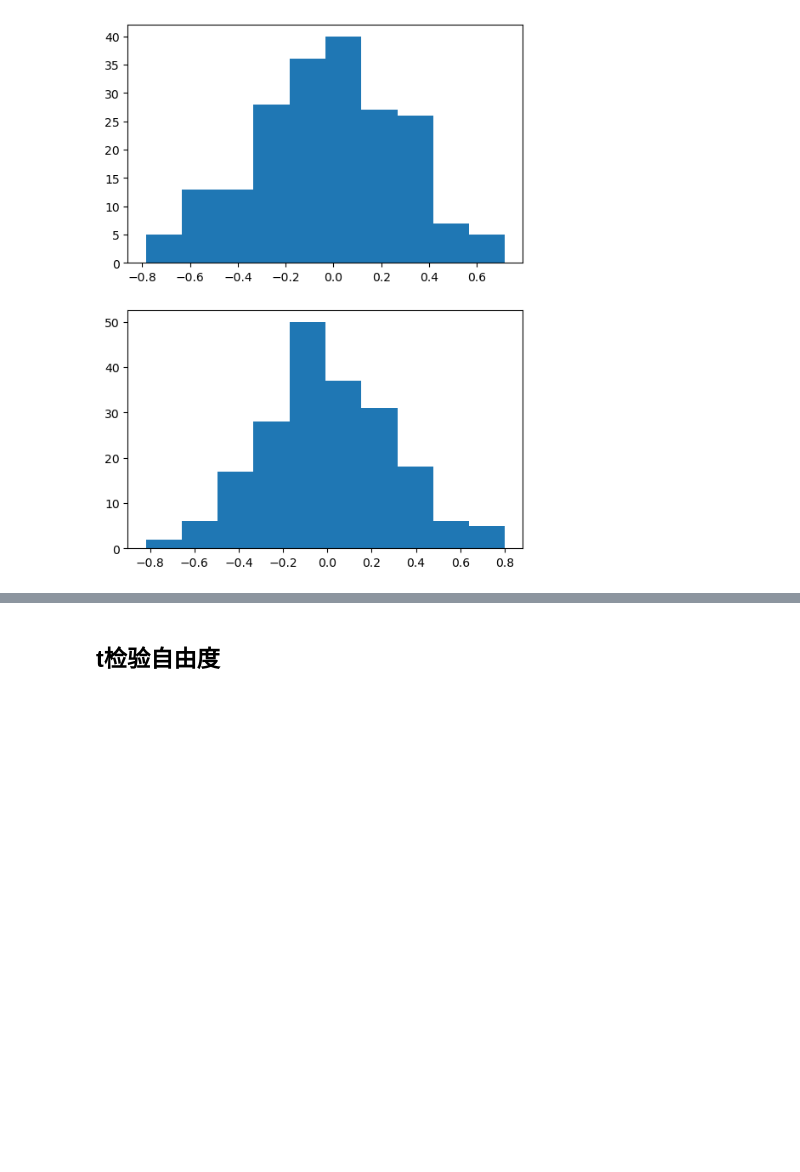
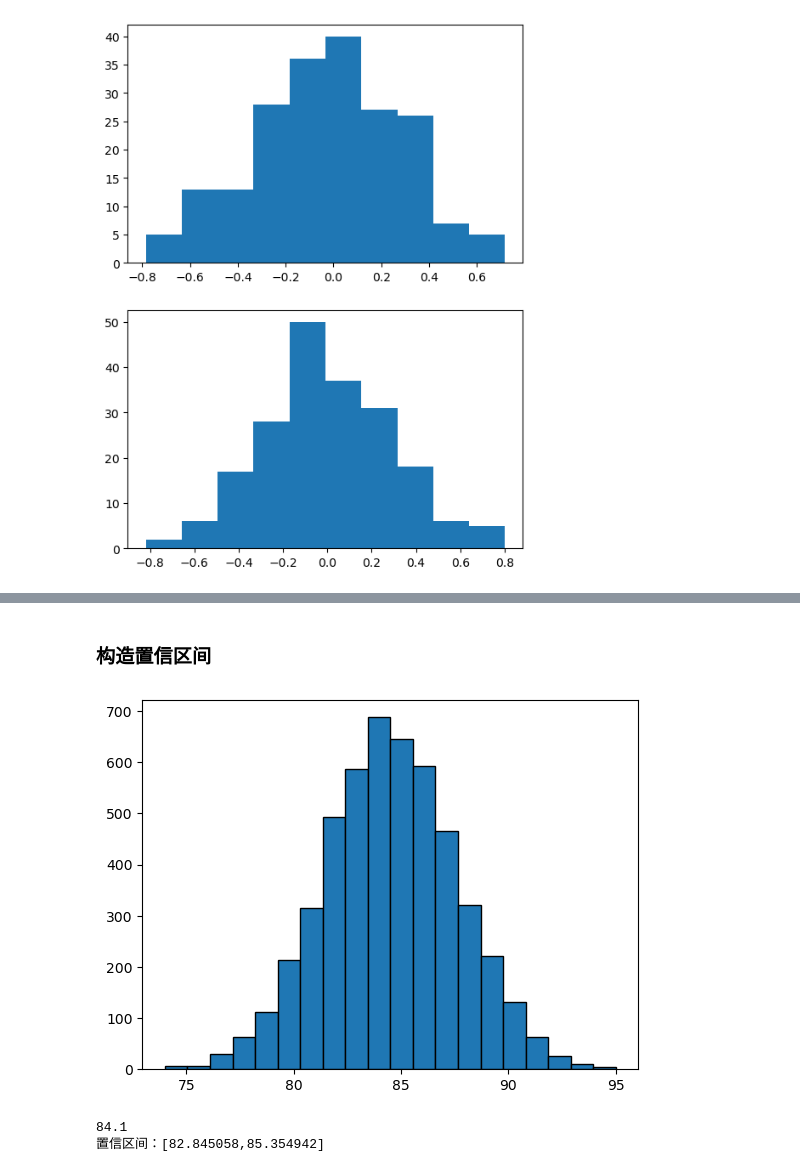
Before and after one commit to Lvseguiji/ZMJ_Whale_DS, a Jupyter notebook: Stats/03.Hypothesis_Testing.ipynb, the cells around one changed output, grey strips where cells are left out. Drawn from its saved outputs; the diff is of its cells as text; code cells hidden in the pictures; blank space fills up the shorter version.

```diff
--- a/Stats/03.Hypothesis_Testing.ipynb
+++ b/Stats/03.Hypothesis_Testing.ipynb
@@ -120,2 +156,26 @@ Image(url="WechatIMG35.jpeg", width=300, height=300)
 # %% [markdown]
-## t检验自由度
+### 构造置信区间
+# %%
+sample = np.random.normal(85, 3, 5000).astype(int)
+plt.hist(sample, edgecolor = 'black', bins=20)
+plt.show()
+# %% [output]
+[figure, added]
+# %%
+# random_pick
+from scipy.stats import t
+sample_size = 20
+sample_pick = np.random.choice(sample, size=sample_size)
+sample_mean = sample_pick.mean()  # 样本均值
+sample_std = np.std(sample_pick)  # 样本标准差
+df = sample_size - 1  # 自由度
+alpha = 0.05
+T_critical_val = t.ppf(q=1-0.05/2,df=df)  # 双边t检验
+scope = T_critical_val * sample_std / np.sqrt(sample_size)  # 波动范围
+limit_left = sample_mean - scope
+limit_right = sample_mean + scope
+print(sample_mean)
+print('置信区间：[%3f,%3f]' % (limit_left, limit_right))  # 通过单次抽样，反推出均值抽样分布95%接受区间
+# %% [output]
+84.1
+置信区间：[82.845058,85.354942]
```
Also changed, not shown: parts of 15 cells of this notebook, 6 other files.
